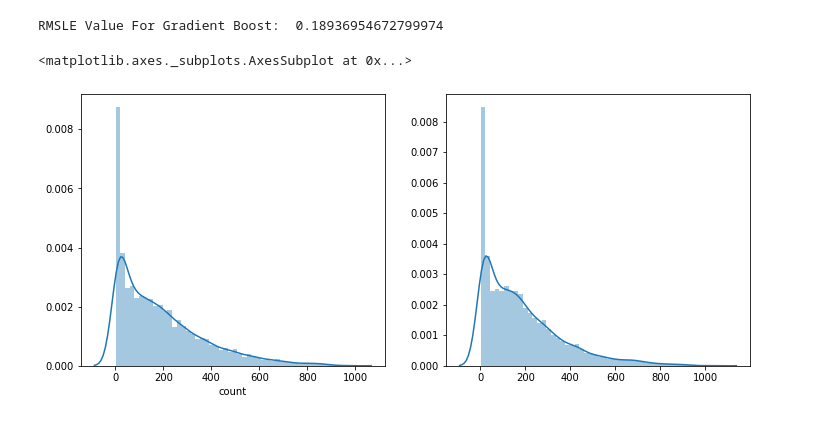
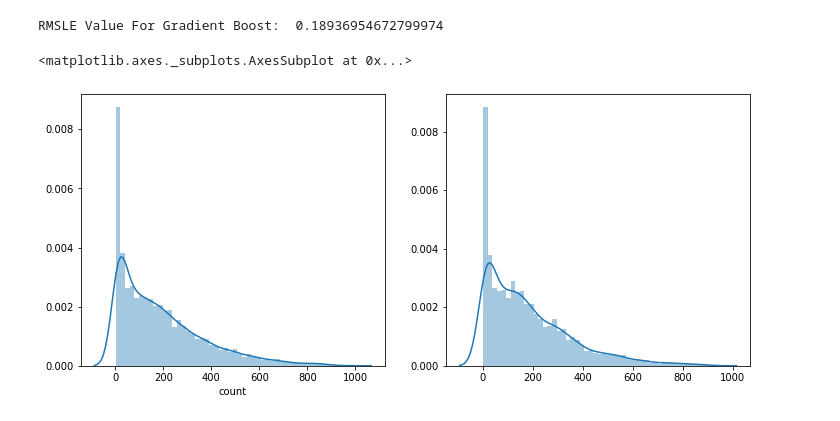
Before and after one commit to samileyang/bikesharing, a Jupyter notebook: bikesharing for ML.ipynb, the cells around one changed output. Cells and saved outputs as stored; diff of their text form; code cells hidden in the pictures.

```diff
--- a/bikesharing for ML.ipynb
+++ b/bikesharing for ML.ipynb
@@ -284,11 +286,11 @@ print ("RMSLE Value For Gradient Boost: ",rmsle(np.exp(yLabelsLog),np.exp(preds)
 # %% [output]
 RMSLE Value For Gradient Boost:  0.18936954672799974
 # %%
-predsTest = gbm.predict(X= dataTest)
+predsTest = rfModel.predict(X= dataTest)
 fig,(ax1,ax2)= plt.subplots(ncols=2)
 fig.set_size_inches(12,5)
 sns.distplot(yLabels,ax=ax1,bins=50)
 sns.distplot(np.exp(predsTest),ax=ax2,bins=50)
 # %% [output]
 <matplotlib.axes._subplots.AxesSubplot at 0x...>
-[figure, old version]
+[figure, new version]
```
Also changed, not shown: parts of 3 cells of this notebook.
